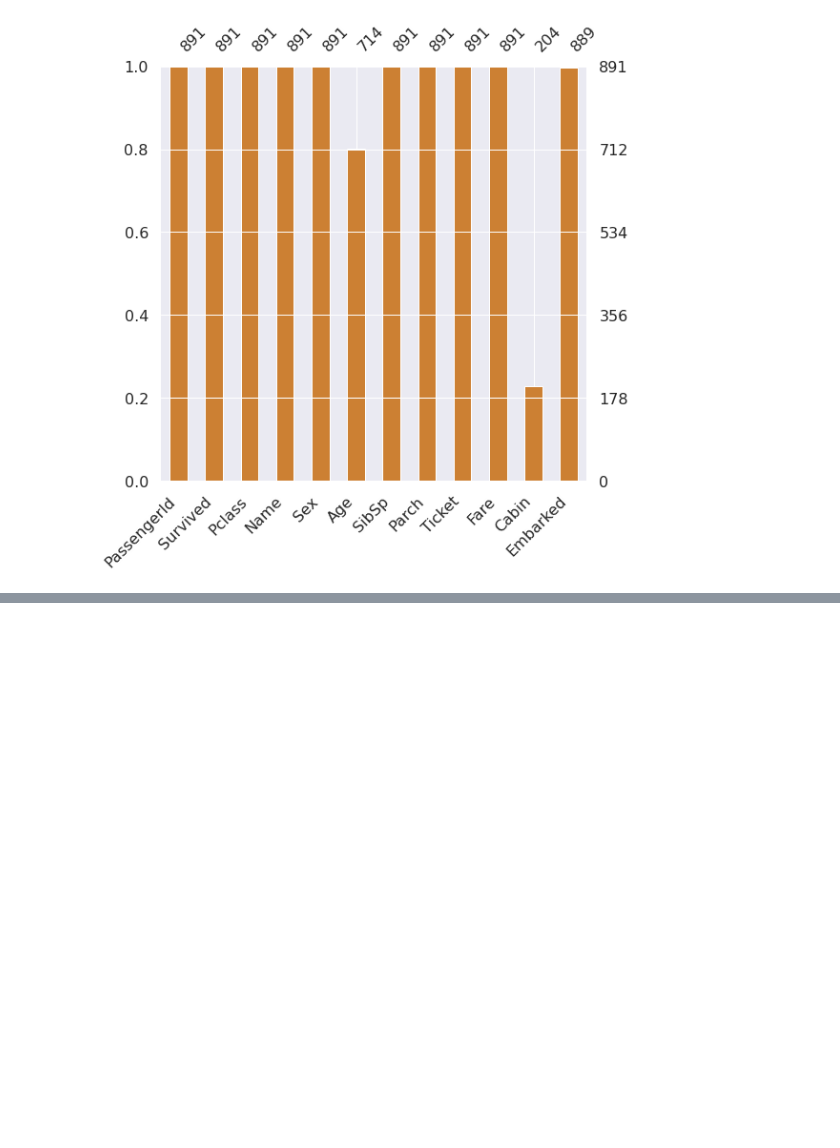
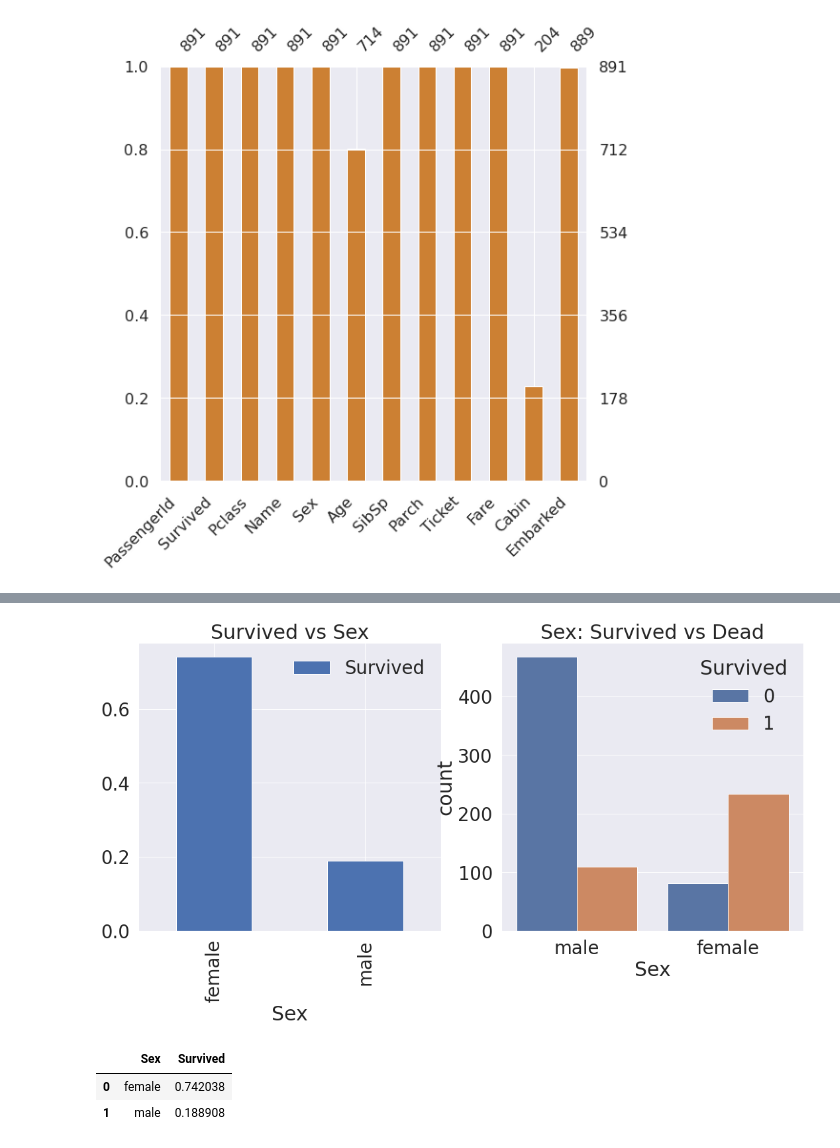
Before and after one commit to Library-of-jade/Kaggle_practice, a Jupyter notebook: level1/first/titani_tutorial.ipynb, the cells around one changed output, grey strips where cells are left out. Saved outputs shown, nothing was run; the diff lists cells and outputs as text; code cells hidden in the pictures; blank space fills up the shorter version.

```diff
--- a/level1/first/titani_tutorial.ipynb
+++ b/level1/first/titani_tutorial.ipynb
@@ -103,0 +157,15 @@ msno.bar(df=df_train.iloc[:, :], figsize=(8, 8), color=(0.8, 0.5, 0.2))
+# %%
+f, ax = plt.subplots(1, 2, figsize=(18,8))
+df_train[['Sex', 'Survived']].groupby(['Sex'], as_index=True).mean().plot.bar(ax=ax[0])
+ax[0].set_title('Survived vs Sex')
+sns.countplot('Sex', hue='Survived', data=df_train, ax=ax[1])
+ax[1].set_title('Sex: Survived vs Dead')
+plt.show()
+# %% [output]
+[figure, added]
+# %%
+df_train[['Sex', 'Survived']].groupby(['Sex'], as_index = False).mean().sort_values(by='Survived', ascending=False)
+# %% [output]
+|  | Sex | Survived |
+| 0 | female | 0.742038 |
+| 1 | male | 0.188908 |
```
Also changed, not shown: parts of 13 cells of this notebook.
